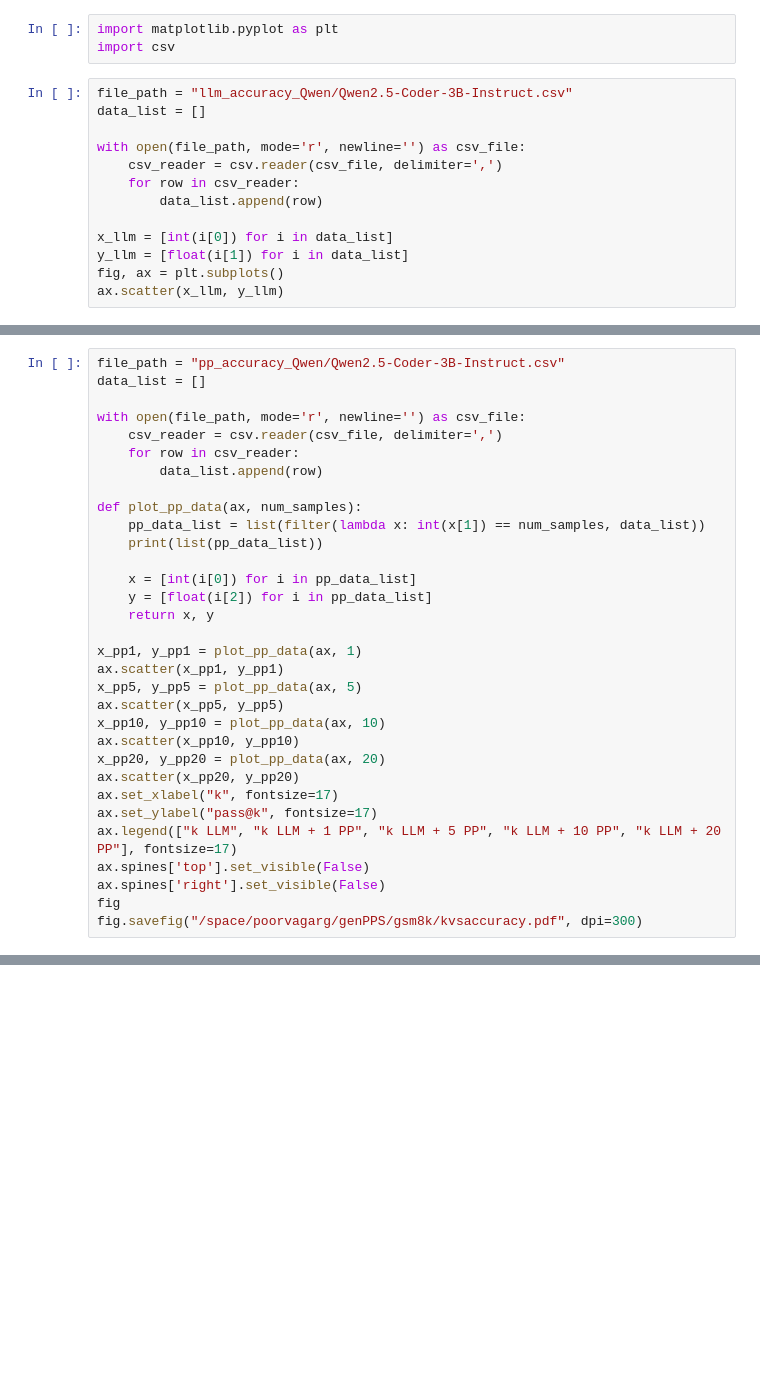
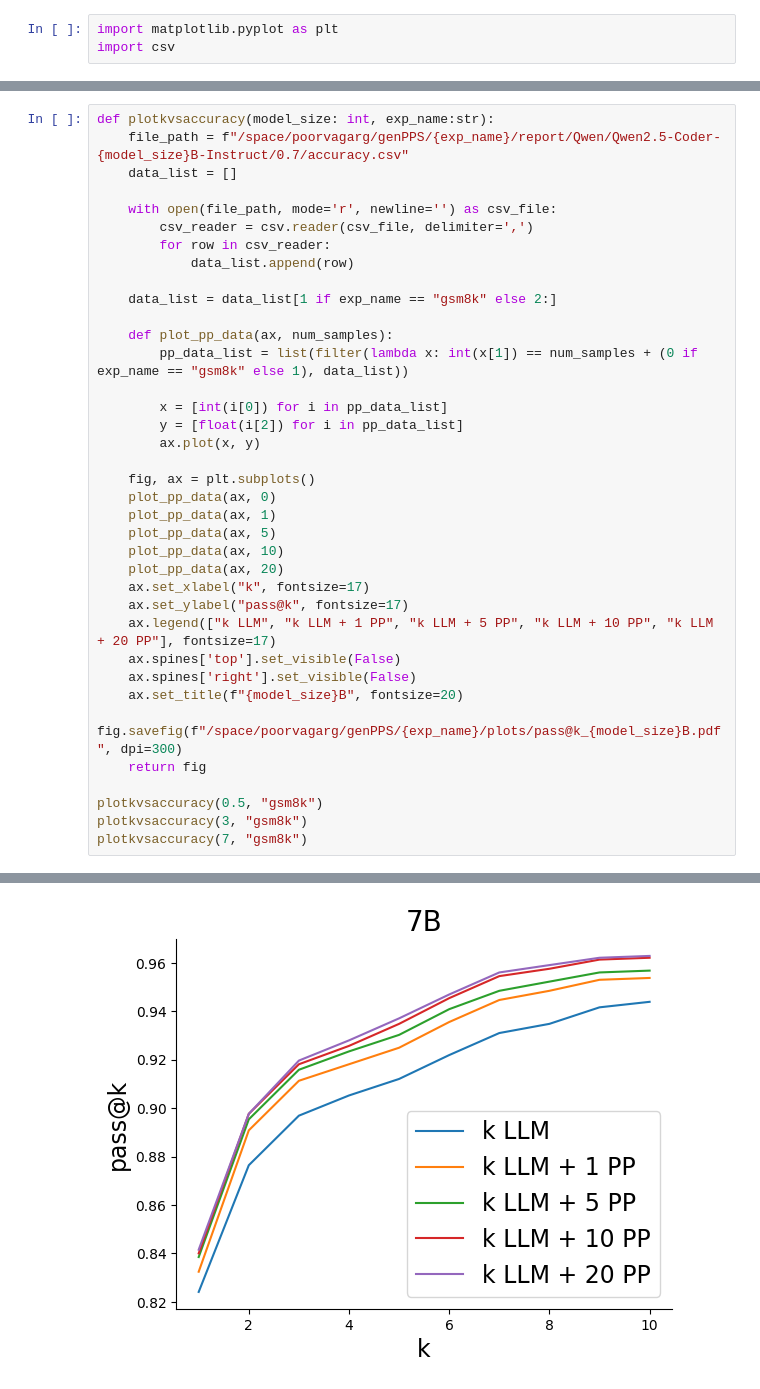
Before and after one commit to danielmisrael/PPoT, a Jupyter notebook: gsm8k/plot.ipynb, the cells around one changed output, grey strips where cells are left out. Cells and saved outputs as stored; diff of their text form; blank space fills up the shorter version.

Commit message:
gsm8k fast experiments and plots

```diff
--- a/gsm8k/plot.ipynb
+++ b/gsm8k/plot.ipynb
@@ -1,16 +1,3 @@
 # %%
 import matplotlib.pyplot as plt
 import csv
-# %%
-file_path = "llm_accuracy_Qwen/Qwen2.5-Coder-3B-Instruct.csv"
-data_list = []
-
-with open(file_path, mode='r', newline='') as csv_file:
-    csv_reader = csv.reader(csv_file, delimiter=',')
-    for row in csv_reader:
-        data_list.append(row)
-
-x_llm = [int(i[0]) for i in data_list]
-y_llm = [float(i[1]) for i in data_list]
-fig, ax = plt.subplots()
-ax.scatter(x_llm, y_llm)
@@ -20,33 +4,38 @@ ax.scatter(x_llm, y_llm)
 # %%
-file_path = "pp_accuracy_Qwen/Qwen2.5-Coder-3B-Instruct.csv"
-data_list = []
+def plotkvsaccuracy(model_size: int, exp_name:str):
+    file_path = f"/space/poorvagarg/genPPS/{exp_name}/report/Qwen/Qwen2.5-Coder-{model_size}B-Instruct/0.7/accuracy.csv"
+    data_list = []
 
-with open(file_path, mode='r', newline='') as csv_file:
-    csv_reader = csv.reader(csv_file, delimiter=',')
-    for row in csv_reader:
-        data_list.append(row)
+    with open(file_path, mode='r', newline='') as csv_file:
+        csv_reader = csv.reader(csv_file, delimiter=',')
+        for row in csv_reader:
+            data_list.append(row)
 
-def plot_pp_data(ax, num_samples):
-    pp_data_list = list(filter(lambda x: int(x[1]) == num_samples, data_list))
-    print(list(pp_data_list))
+    data_list = data_list[1 if exp_name == "gsm8k" else 2:]
 
-    x = [int(i[0]) for i in pp_data_list]
-    y = [float(i[2]) for i in pp_data_list]
-    return x, y
+    def plot_pp_data(ax, num_samples):
+        pp_data_list = list(filter(lambda x: int(x[1]) == num_samples + (0 if exp_name == "gsm8k" else 1), data_list))
 
-x_pp1, y_pp1 = plot_pp_data(ax, 1)
-ax.scatter(x_pp1, y_pp1)
-x_pp5, y_pp5 = plot_pp_data(ax, 5)
-ax.scatter(x_pp5, y_pp5)
-x_pp10, y_pp10 = plot_pp_data(ax, 10)
-ax.scatter(x_pp10, y_pp10)
-x_pp20, y_pp20 = plot_pp_data(ax, 20)
-ax.scatter(x_pp20, y_pp20)
-ax.set_xlabel("k", fontsize=17)
-ax.set_ylabel("pass@k", fontsize=17)
-ax.legend(["k LLM", "k LLM + 1 PP", "k LLM + 5 PP", "k LLM + 10 PP", "k LLM + 20 PP"], fontsize=17)
-ax.spines['top'].set_visible(False)
-ax.spines['right'].set_visible(False)
-fig
-fig.savefig("/space/poorvagarg/genPPS/gsm8k/kvsaccuracy.pdf", dpi=300)
+        x = [int(i[0]) for i in pp_data_list]
+        y = [float(i[2]) for i in pp_data_list]
+        ax.plot(x, y)
+
+    fig, ax = plt.subplots()
+    plot_pp_data(ax, 0)
+    plot_pp_data(ax, 1)
+    plot_pp_data(ax, 5)
+    plot_pp_data(ax, 10)
+    plot_pp_data(ax, 20)
+    ax.set_xlabel("k", fontsize=17)
+    ax.set_ylabel("pass@k", fontsize=17)
+    ax.legend(["k LLM", "k LLM + 1 PP", "k LLM + 5 PP", "k LLM + 10 PP", "k LLM + 20 PP"], fontsize=17)
+    ax.spines['top'].set_visible(False)
+    ax.spines['right'].set_visible(False)
+    ax.set_title(f"{model_size}B", fontsize=20)
+    fig.savefig(f"/space/poorvagarg/genPPS/{exp_name}/plots/pass@k_{model_size}B.pdf", dpi=300)
+    return fig
+
+plotkvsaccuracy(0.5, "gsm8k")
+plotkvsaccuracy(3, "gsm8k")
+plotkvsaccuracy(7, "gsm8k")
 # %% [output]
@@ -56,0 +42 @@ fig.savefig("/space/poorvagarg/genPPS/gsm8k/kvsaccuracy.pdf", dpi=300)
+[figure, added]
```
Also changed, not shown: parts of 8 cells of this notebook, 3 other files.
